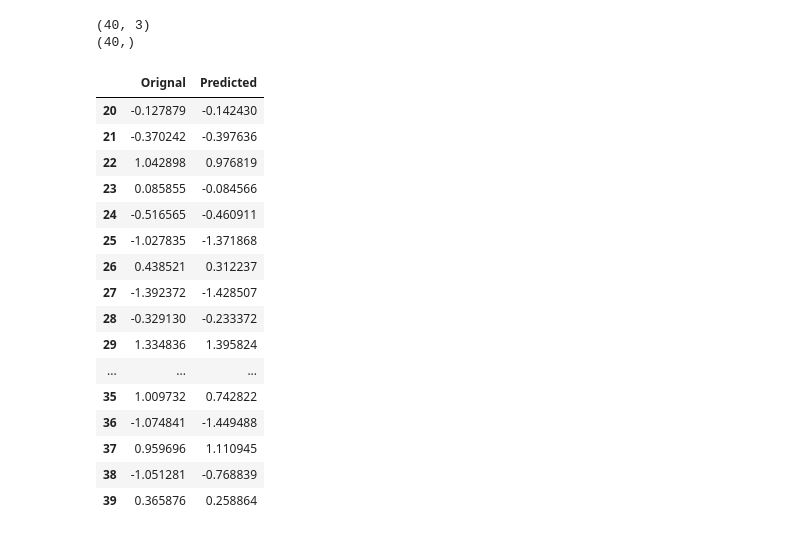
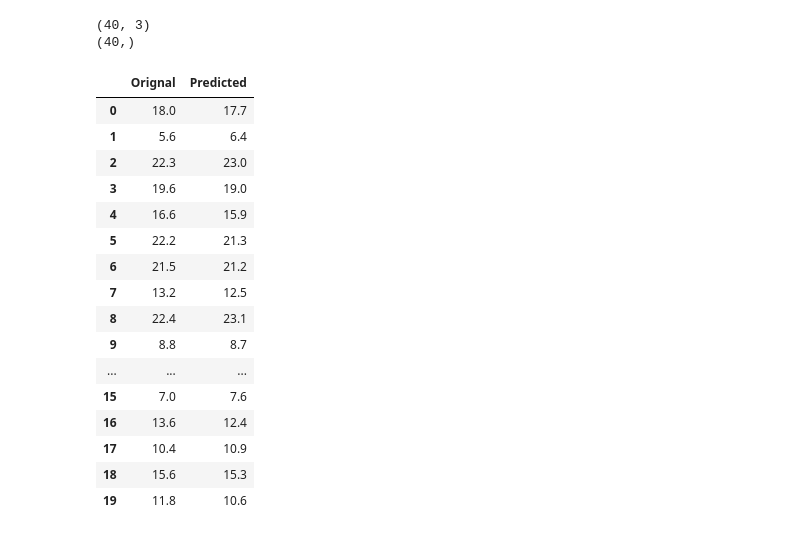
Before and after one commit to arjitasaxena14/Practice-Projects, a Jupyter notebook: PracticeProject6_Advertising_Sales_Channel_Prediction.ipynb, the cells around one changed output. Saved outputs shown, nothing was run; the diff lists cells and outputs as text; code cells hidden in the pictures.

```diff
--- a/PracticeProject6_Advertising_Sales_Channel_Prediction.ipynb
+++ b/PracticeProject6_Advertising_Sales_Channel_Prediction.ipynb
@@ -301,5 +409,6 @@ x
 198 rows × 3 columns
 # %%
-y=df2.iloc[:,-1]
+# Dataset y
+y=dff.iloc[:,-1]
 y
 # %% [output]
@@ -373,8 +494,8 @@ for i in range(0,100) :
     predtest=lr.predict(x_test)
     acctrain=r2_score(y_train,predtrain)
     acctest=r2_score(y_test,predtest)
-    if round(acctrain,2)==round(acctest,2) :
-        print('Best random state : ',i,' Accuracy(Training) : ',acctrain*100,' Accuracy(Testing) : ',acctest*100)
+    #if round(acctrain,2)==round(acctest,2) :
+    #    print('Best random state : ',i,' Accuracy(Training) : ',acctrain*100,' Accuracy(Testing) : ',acctest*100)
 
     if acctest>maxAcc :
         maxAcc=acctest
@@ -505,10 +624,10 @@ from sklearn.model_selection import GridSearchCV
 parameters = {'criterion':['mse', 'mae','poisson'],
               'max_features':['auto', 'sqrt', 'log2'],
               'max_depth': [5, 10, None],
-              'n_estimators': [5, 6, 7, 8, 9, 10, 11, 12, 13, 15]}
+              'n_estimators': [10,50,100]}
 
 rf=RandomForestRegressor()
-GCV=GridSearchCV(rf,parameters,cv=5)
+GCV=GridSearchCV(rf,parameters,cv=4)
 GCV.fit(x_train,y_train)
 GCV.best_params_
 # %% [output]
@@ -521,5 +640,5 @@ Using hyper parameter tuning on selected model for better accuracy and to avoid
 # %%
-rf=RandomForestRegressor(criterion='mae', max_features='auto', max_depth=None, n_estimators=10)
+rf=RandomForestRegressor(criterion='mae', max_features='auto', max_depth=None, n_estimators=50)
 rf.fit(x_train,y_train)
 pred=rf.predict(x_test)
 acc=r2_score(y_test,pred)
@@ -562,24 +681,24 @@ print(y_test.shape)
 # %%
 # Comparison dataframe having Original and Predicted values
 actual=np.array(y_test)
 predicted=np.array(rf.predict(x_test))
-conclusion=pd.DataFrame({'Orignal':actual,'Predicted':predicted})
-conclusion[20:50]
+conclusion=pd.DataFrame({'Orignal':actual,'Predicted':np.round(predicted,1)})
+conclusion[:20]
 # %% [output]
 |  | Orignal | Predicted |
-| 20 | -0.127879 | -0.142430 |
-| 21 | -0.370242 | -0.397636 |
-| 22 | 1.042898 | 0.976819 |
-| 23 | 0.085855 | -0.084566 |
-| 24 | -0.516565 | -0.460911 |
-| 25 | -1.027835 | -1.371868 |
-| 26 | 0.438521 | 0.312237 |
-| 27 | -1.392372 | -1.428507 |
-| 28 | -0.329130 | -0.233372 |
-| 29 | 1.334836 | 1.395824 |
+| 0 | 18.0 | 17.7 |
+| 1 | 5.6 | 6.4 |
+| 2 | 22.3 | 23.0 |
+| 3 | 19.6 | 19.0 |
+| 4 | 16.6 | 15.9 |
+| 5 | 22.2 | 21.3 |
+| 6 | 21.5 | 21.2 |
+| 7 | 13.2 | 12.5 |
+| 8 | 22.4 | 23.1 |
+| 9 | 8.8 | 8.7 |
 | ... | ... | ... |
-| 35 | 1.009732 | 0.742822 |
-| 36 | -1.074841 | -1.449488 |
-| 37 | 0.959696 | 1.110945 |
-| 38 | -1.051281 | -0.768839 |
-| 39 | 0.365876 | 0.258864 |
+| 15 | 7.0 | 7.6 |
+| 16 | 13.6 | 12.4 |
+| 17 | 10.4 | 10.9 |
+| 18 | 15.6 | 15.3 |
+| 19 | 11.8 | 10.6 |
```
Also changed, not shown: parts of 79 cells of this notebook.
